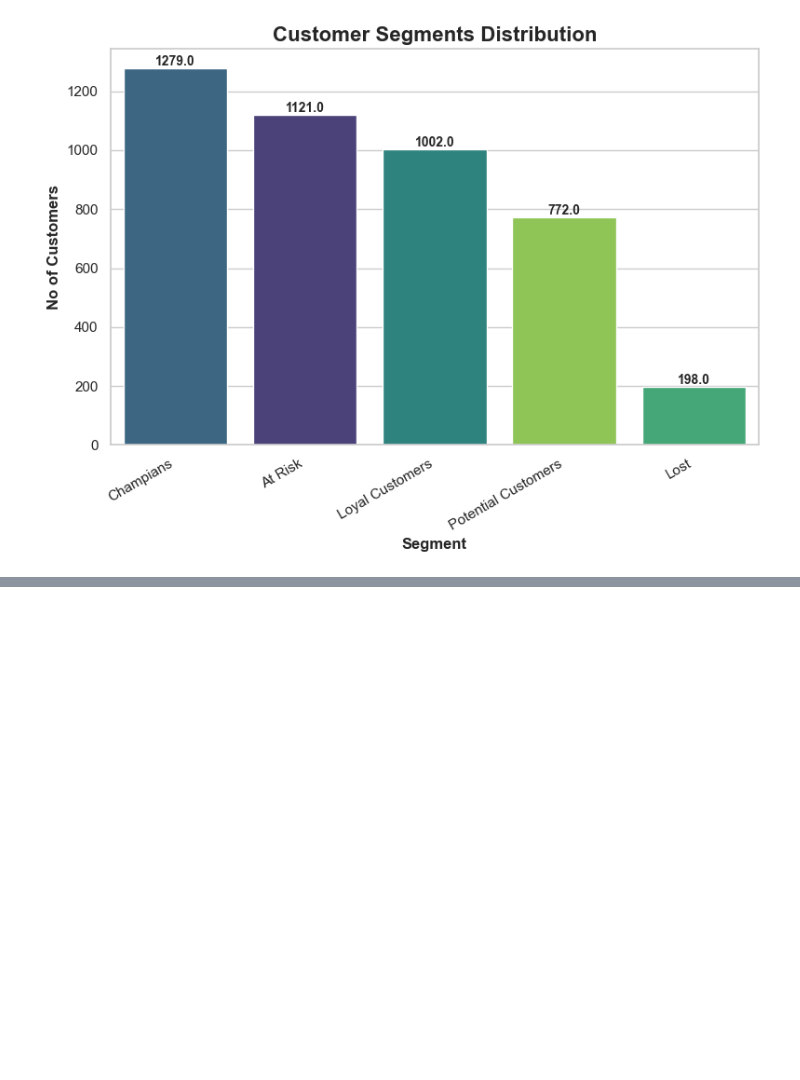
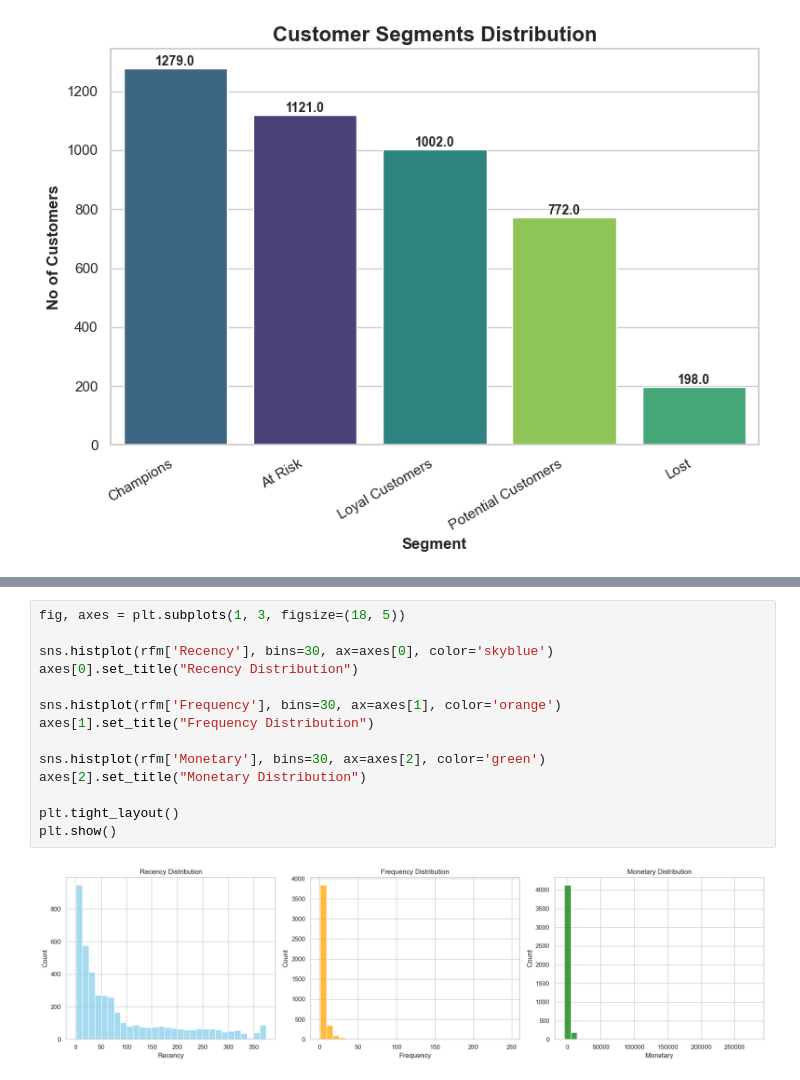
Before and after one commit to iammarafzal/customer-segmentation-analysis, a Jupyter notebook: main.ipynb, the cells around one changed output, grey strips where cells are left out. Drawn from its saved outputs; the diff is of its cells as text; blank space fills up the shorter version.

```diff
--- a/main.ipynb
+++ b/main.ipynb
@@ -162,0 +208,16 @@ plt.show()
+# %%
+fig, axes = plt.subplots(1, 3, figsize=(18, 5))
+
+sns.histplot(rfm['Recency'], bins=30, ax=axes[0], color='skyblue')
+axes[0].set_title("Recency Distribution")
+
+sns.histplot(rfm['Frequency'], bins=30, ax=axes[1], color='orange')
+axes[1].set_title("Frequency Distribution")
+
+sns.histplot(rfm['Monetary'], bins=30, ax=axes[2], color='green')
+axes[2].set_title("Monetary Distribution")
+
+plt.tight_layout()
+plt.show()
+# %% [output]
+[figure, added]
```
Also changed, not shown: parts of 9 cells of this notebook.
